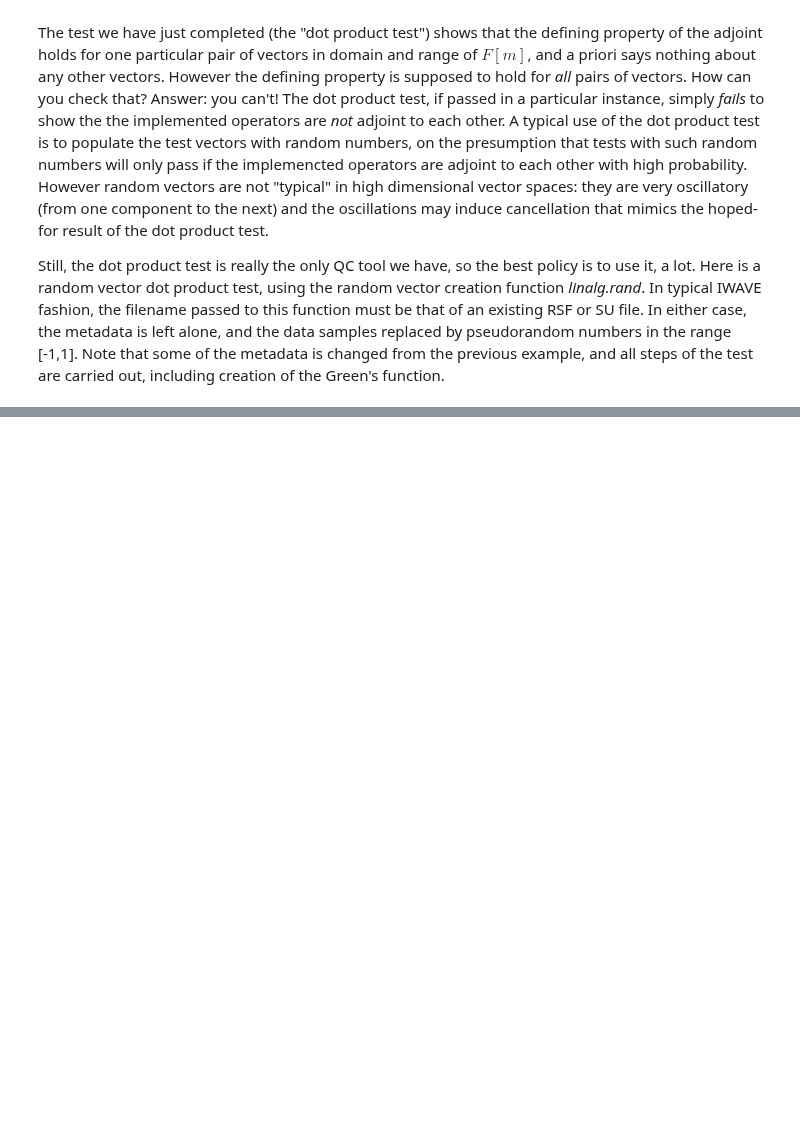
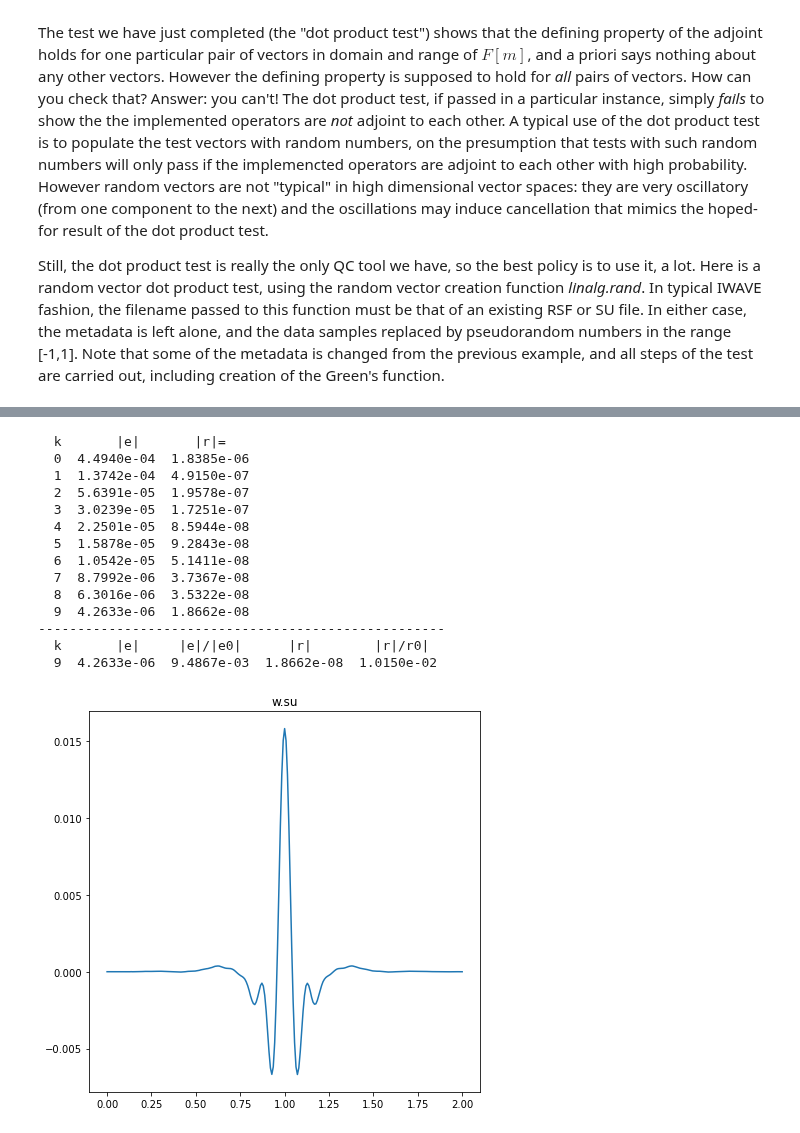
Before and after one commit to wwsorcas/trip, a Jupyter notebook: pyrvl/pyWAVE.ipynb, the cells around one changed output, grey strips where cells are left out. Saved outputs shown, nothing was run; the diff lists cells and outputs as text; code cells hidden in the pictures; blank space fills up the shorter version.

```diff
--- a/pyrvl/pyWAVE.ipynb
+++ b/pyrvl/pyWAVE.ipynb
@@ -279,0 +286,36 @@ Note that here $F[m]$ will indicate the convolutional representation. So you wil
+# %%
+import linalg
+import cg0
+
+kmax=50
+eps=0.01
+rho=0.01
+
+linalg.copy('ptsrc0.su','w.su')
+linalg.copy('rechdr0.su','e.su')
+linalg.copy('ptsrc0.su','r.su')
+w='w.su'
+d='recplh0.su'
+g='greenl0.su'
+e='e.su'
+r='r.su'
+
+cg0.conjgrad0(w, d, g, kmax, eps, rho, e, r, verbose=2)
+
+linalg.simplot('w.su')
+# %% [output]
+  k       |e|       |r|=
+  0  4.4940e-04  1.8385e-06
+  1  1.3742e-04  4.9150e-07
+  2  5.6391e-05  1.9578e-07
+  3  3.0239e-05  1.7251e-07
+  4  2.2501e-05  8.5944e-08
+  5  1.5878e-05  9.2843e-08
+  6  1.0542e-05  5.1411e-08
+  7  8.7992e-06  3.7367e-08
+  8  6.3016e-06  3.5322e-08
+  9  4.2633e-06  1.8662e-08
+----------------------------------------------------
+  k       |e|     |e|/|e0|      |r|        |r|/r0|
+  9  4.2633e-06  9.4867e-03  1.8662e-08  1.0150e-02
+[figure, added]
```
Also changed, not shown: parts of 2 cells of this notebook, 16 other files.
